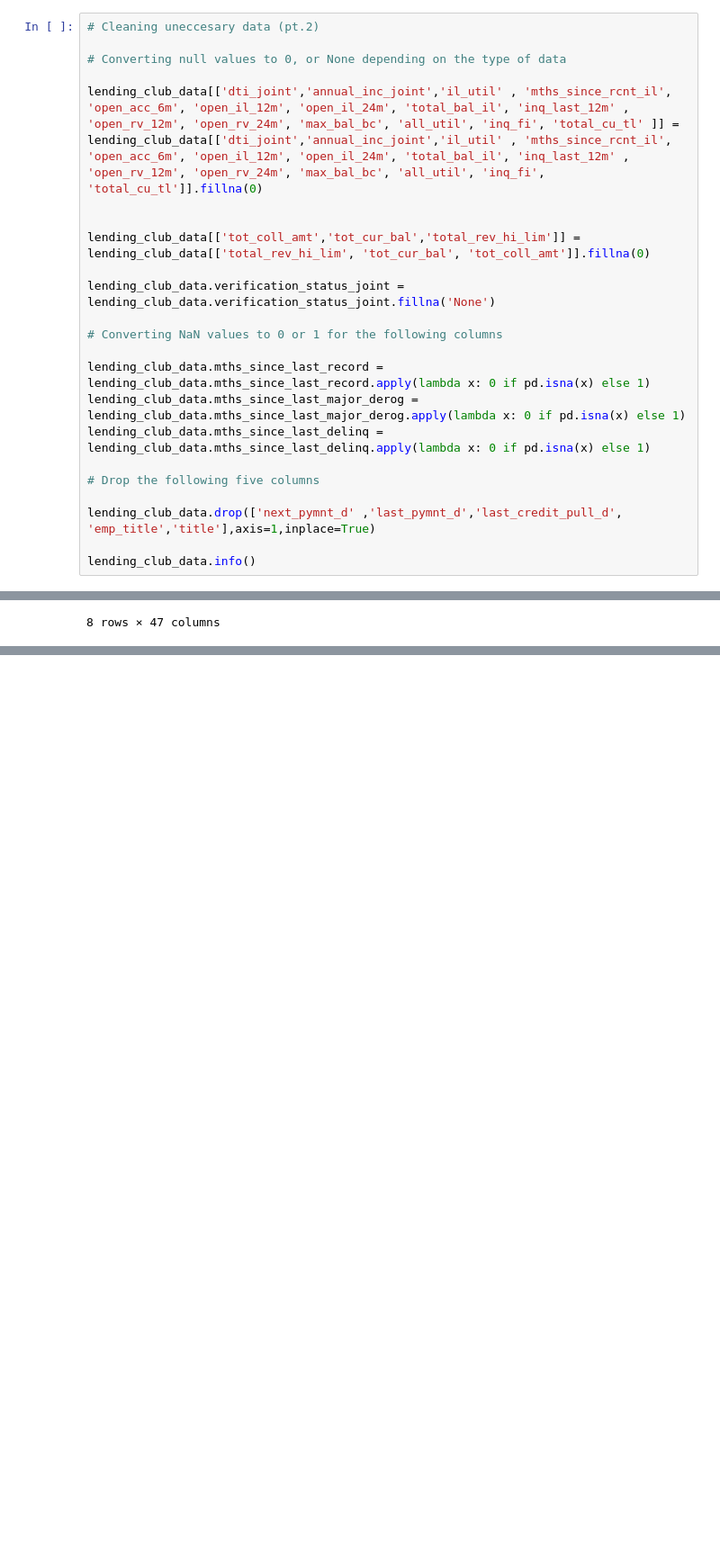
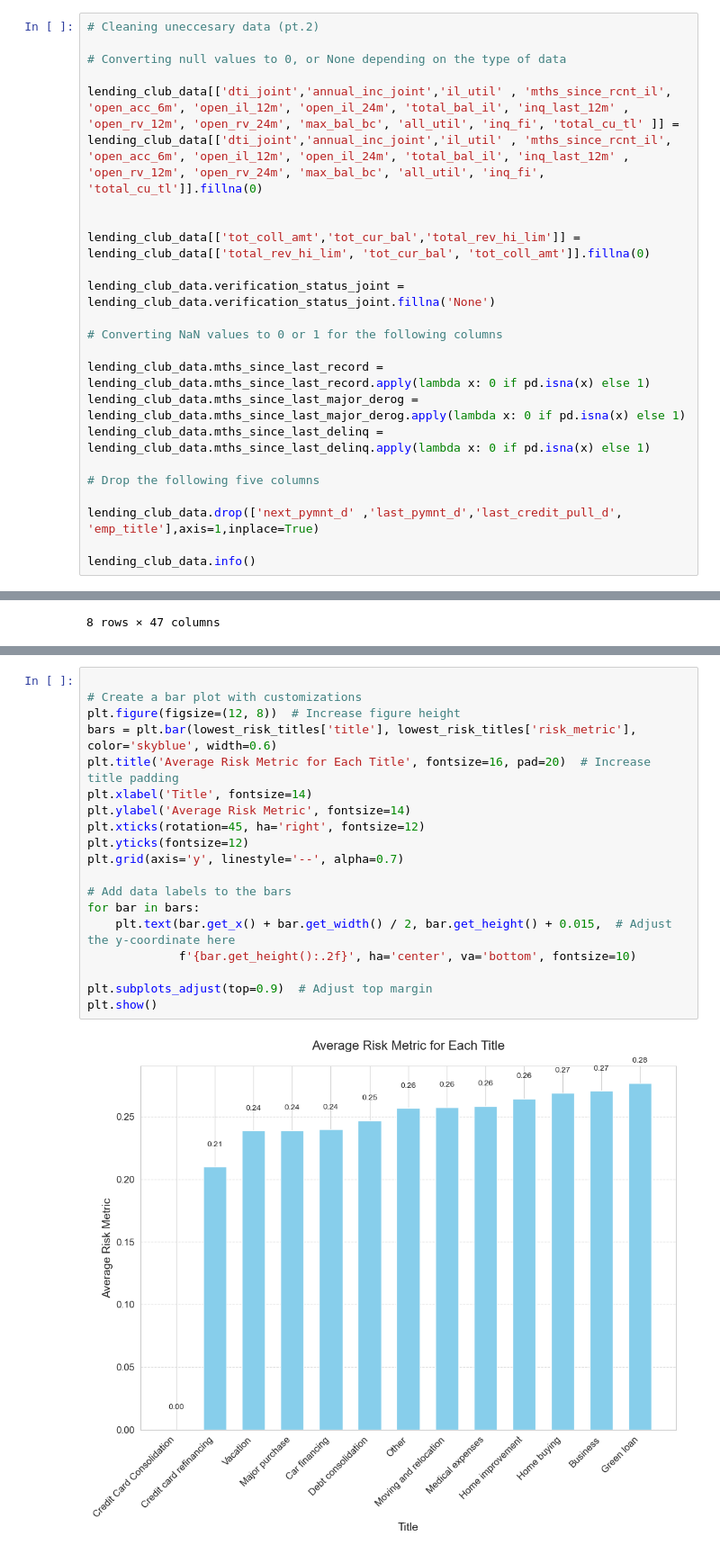
Before and after one commit to karenreyesss/1st-project-bootcamp, a Jupyter notebook: project1.ipynb, the cells around one changed output, grey strips where cells are left out. Shown at 90% size. Drawn from its saved outputs; the diff is of its cells as text; blank space fills up the shorter version.

```diff
--- a/project1.ipynb
+++ b/project1.ipynb
@@ -69,7 +71,7 @@ lending_club_data.mths_since_last_delinq = lending_club_data.mths_since_last_del
 
 # Drop the following five columns
 
-lending_club_data.drop(['next_pymnt_d' ,'last_pymnt_d','last_credit_pull_d', 'emp_title','title'],axis=1,inplace=True)
+lending_club_data.drop(['next_pymnt_d' ,'last_pymnt_d','last_credit_pull_d', 'emp_title'],axis=1,inplace=True)
 
 lending_club_data.info()
 # %% [output]
@@ -125,0 +196,21 @@ lending_club_data.describe()
+# %%
+
+# Create a bar plot with customizations
+plt.figure(figsize=(12, 8))  # Increase figure height
+bars = plt.bar(lowest_risk_titles['title'], lowest_risk_titles['risk_metric'], color='skyblue', width=0.6)
+plt.title('Average Risk Metric for Each Title', fontsize=16, pad=20)  # Increase title padding
+plt.xlabel('Title', fontsize=14)
+plt.ylabel('Average Risk Metric', fontsize=14)
+plt.xticks(rotation=45, ha='right', fontsize=12)
+plt.yticks(fontsize=12)
+plt.grid(axis='y', linestyle='--', alpha=0.7)
+
+# Add data labels to the bars
+for bar in bars:
+    plt.text(bar.get_x() + bar.get_width() / 2, bar.get_height() + 0.015,  # Adjust the y-coordinate here
+             f'{bar.get_height():.2f}', ha='center', va='bottom', fontsize=10)
+
+plt.subplots_adjust(top=0.9)  # Adjust top margin
+plt.show()
+# %% [output]
+[figure, added]
```
Also changed, not shown: parts of 10 cells of this notebook, 16 other files.
